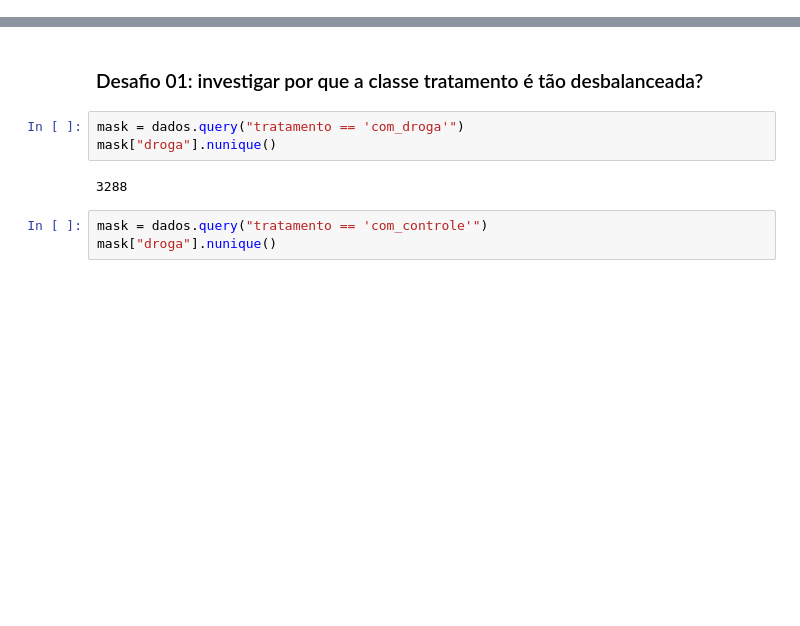
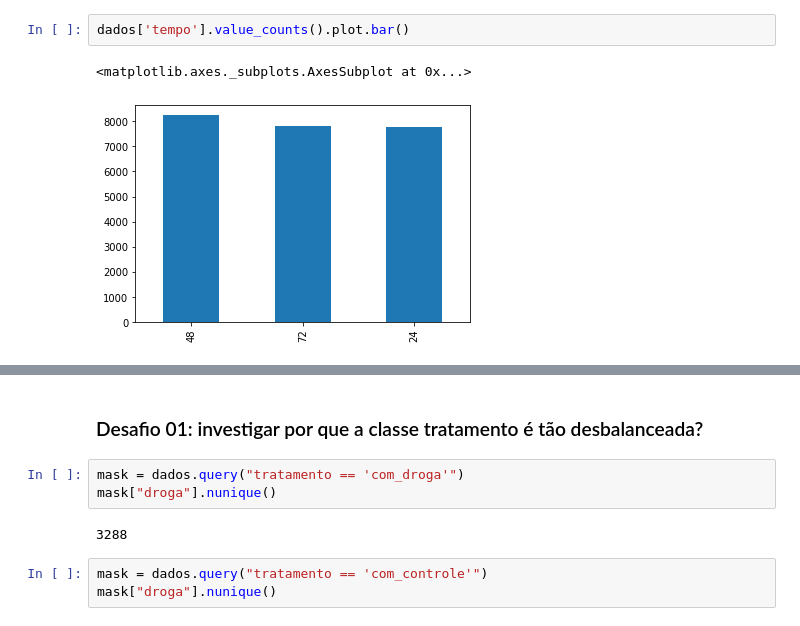
Before and after one commit to portoduque/imersao-dados-alura, a Jupyter notebook: Aula1/aula1_imersao_dados_alura.ipynb, the cells around one changed output, grey strips where cells are left out. Cells and saved outputs as stored; diff of their text form; blank space fills up the shorter version.

```diff
--- a/Aula1/aula1_imersao_dados_alura.ipynb
+++ b/Aula1/aula1_imersao_dados_alura.ipynb
@@ -17,0 +226,5 @@ dados.head()
+# %%
+dados['tempo'].value_counts().plot.bar()
+# %% [output]
+<matplotlib.axes._subplots.AxesSubplot at 0x...>
+[figure, added]
```
Also changed, not shown: parts of 49 cells of this notebook.
